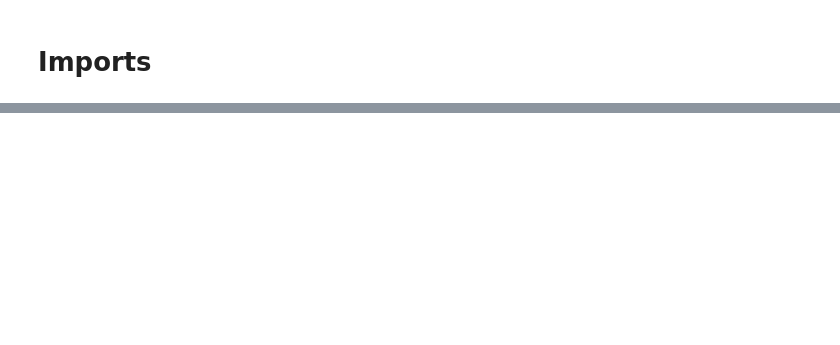
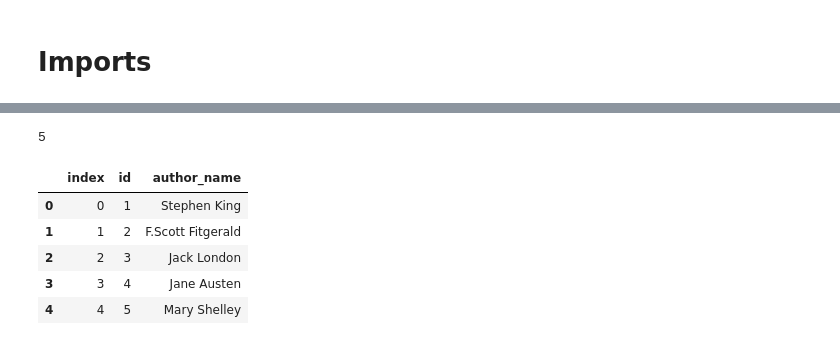
Before and after one commit to Codeguy225/Books-Core, a Jupyter notebook: Book Core.ipynb, the cells around one changed output, grey strips where cells are left out. Saved outputs shown, nothing was run; the diff lists cells and outputs as text; code cells hidden in the pictures; blank space fills up the shorter version.

```diff
--- a/Book Core.ipynb
+++ b/Book Core.ipynb
@@ -23,0 +104,16 @@ cd = pd.read_csv(, low_memory = False)
+# %%
+# Add Table:
+authors.to_sql('authors', engine, if_exists = 'replace')
+# %% [output]
+5
+# %%
+# Check Table:
+q = """SELECT * FROM authors LIMIT 5;"""
+pd.read_sql(q, engine)
+# %% [output]
+|  | index | id | author_name |
+| 0 | 0 | 1 | Stephen King |
+| 1 | 1 | 2 | F.Scott Fitgerald |
+| 2 | 2 | 3 | Jack London |
+| 3 | 3 | 4 | Jane Austen |
+| 4 | 4 | 5 | Mary Shelley |
```
Also changed, not shown: parts of 24 cells of this notebook.
